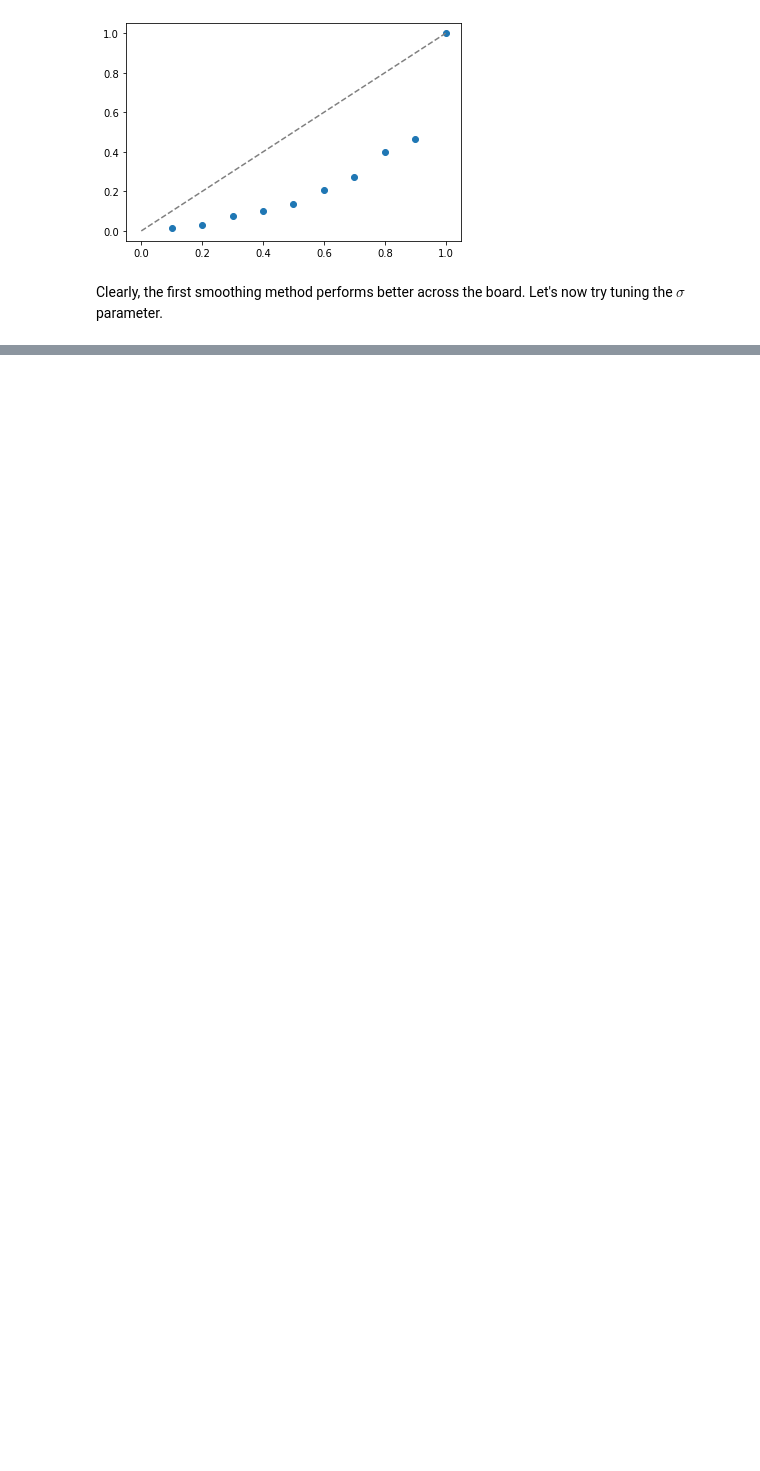
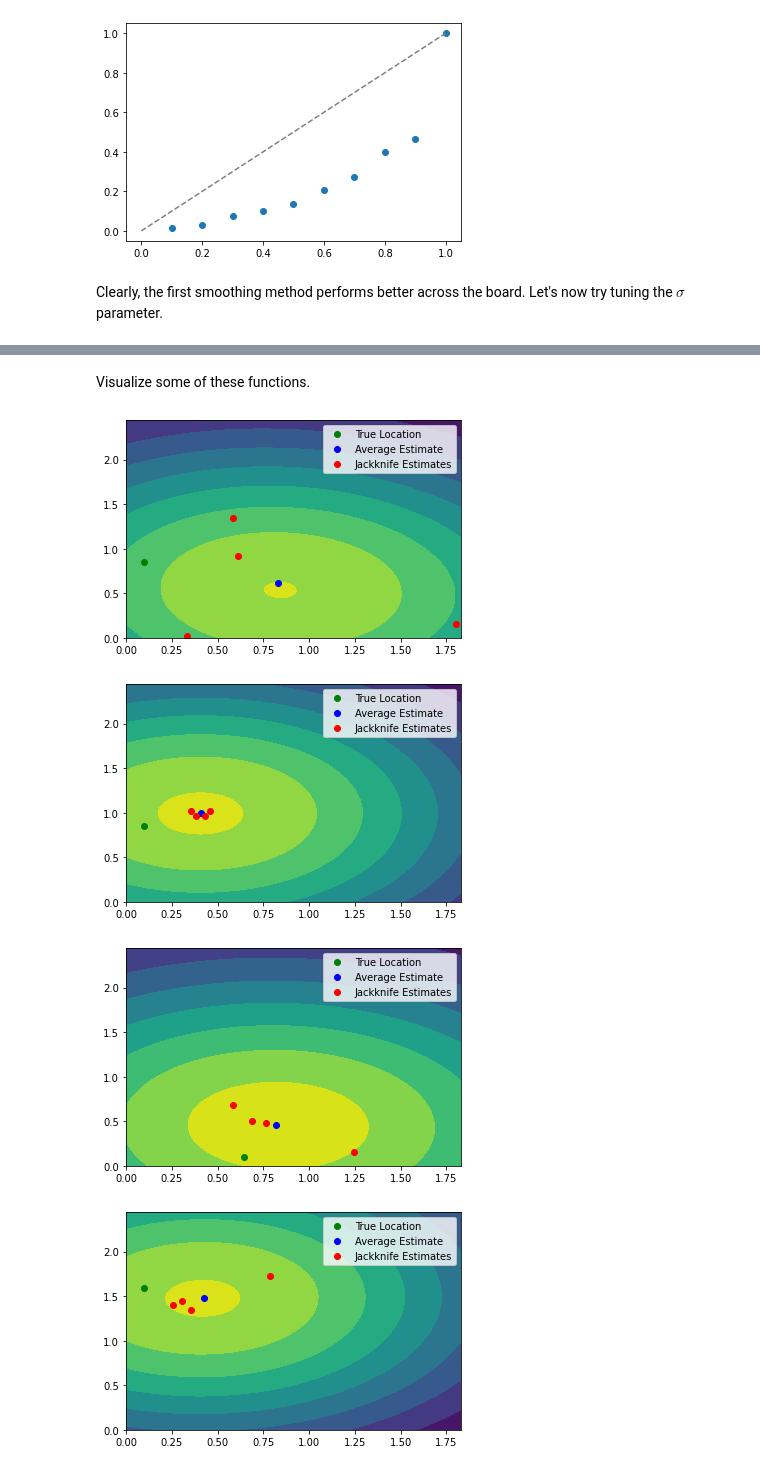
Before and after one commit to neurostatslab/gerbilizer, a Jupyter notebook: uncertainty/muse-smoothing.ipynb, the cells around one changed output, grey strips where cells are left out. Drawn from its saved outputs; the diff is of its cells as text; code cells hidden in the pictures; blank space fills up the shorter version.

```diff
--- a/uncertainty/muse-smoothing.ipynb
+++ b/uncertainty/muse-smoothing.ipynb
@@ -346,0 +371,11 @@ AttributeError: 'AxesSubplot' object has no attribute 'show'
+# %% [markdown]
+Visualize some of these functions.
+# %%
+# sigma = 2
+for i in np.random.randint(0, len(tuning_set), size=5):
+    pred_contour(i, low_reverb_avg_ests, low_reverb_r_ests, results[-1])
+# %% [output]
+[figure, added]
+[figure, added]
+[figure, added]
+[figure, added]
```
Also changed, not shown: parts of 16 cells of this notebook, 1 other file.
